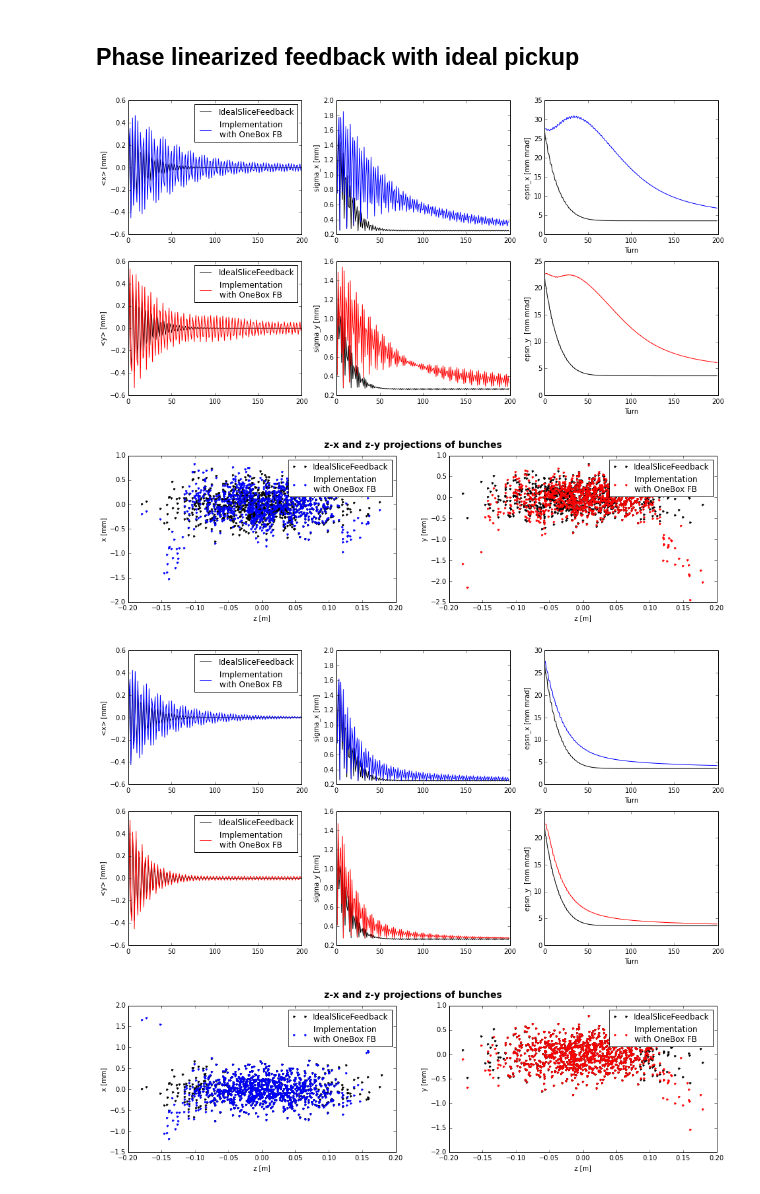
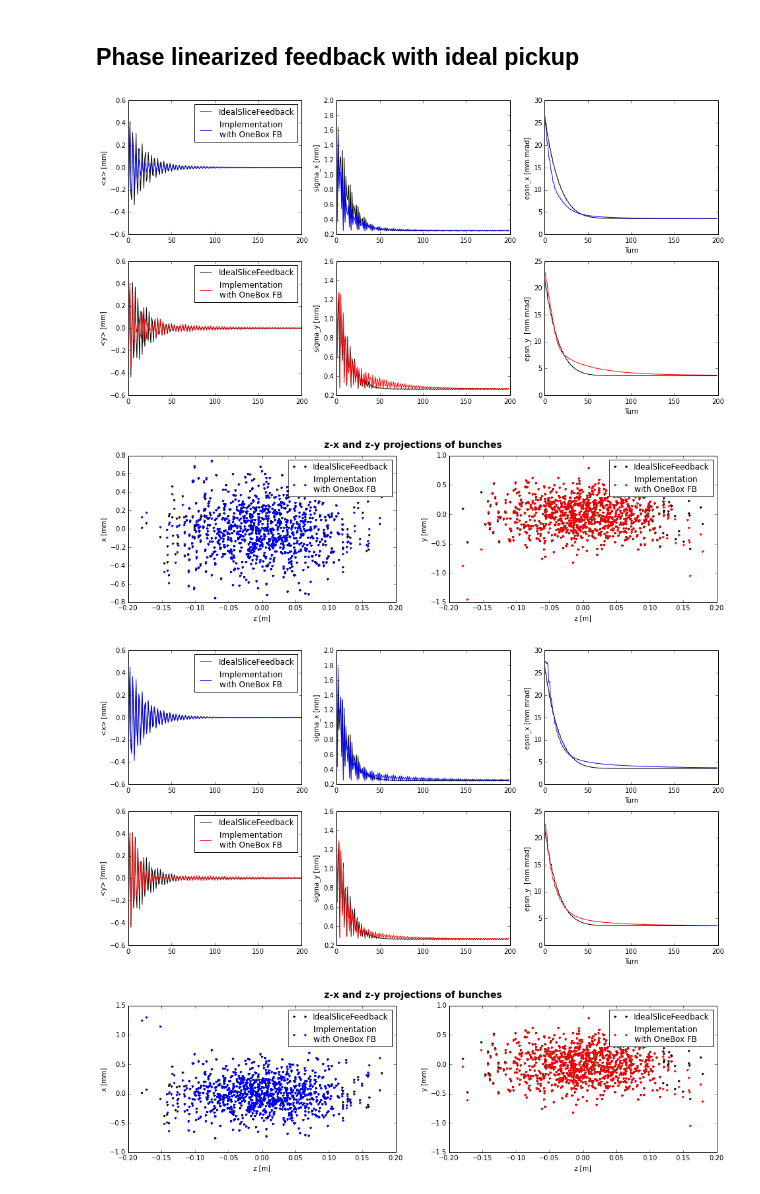
Before and after one commit to jkomppula/PyHEADTAIL_feedback, a Jupyter notebook: interactive-tests/multibox_feedback.ipynb, the cells around one changed output. Saved outputs shown, nothing was run; the diff lists cells and outputs as text; code cells hidden in the pictures.

```diff
--- a/interactive-tests/multibox_feedback.ipynb
+++ b/interactive-tests/multibox_feedback.ipynb
@@ -175,10 +175,11 @@ n_macroparticles = 1000
 
 feedback_gain = 0.1
 
-#Q_x = 64.28
-#Q_y = 59.31
-Q_x = 59.31
-Q_y = 64.28
+Q_x = 64.28
+Q_y = 59.31
+#Q_x = 41.1
+#Q_y = 68.1
+
 Q_s = 0.000000000001
 #Q_s = 0.0020443
 
@@ -337,38 +427,44 @@ kicker_pc_y_2 = copy.deepcopy(kicker_pc_ref)
 mixer_x = Averager(0.0148293483363)
 mixer_y = Averager(0.014820440875)
 
-register_list_x = [pickup_pc_x_1[2],pickup_pc_x_2[2],pickup_pc_x_3[2],pickup_pc_x_4[2]]
-register_list_y = [pickup_pc_y_1[2],pickup_pc_y_2[2],pickup_pc_y_3[2],pickup_pc_y_4[2]]
+#mixer_x = Averager(1)
+#mixer_y = Averager(1)
+
+#register_list_x = [pickup_pc_x_1[2],pickup_pc_x_2[2],pickup_pc_x_3[2],pickup_pc_x_4[2]]
+#register_list_y = [pickup_pc_y_1[2],pickup_pc_y_2[2],pickup_pc_y_3[2],pickup_pc_y_4[2]]
+
+register_list_x = [pickup_pc_x_1[2],pickup_pc_x_2[2]]
+register_list_y = [pickup_pc_y_1[2],pickup_pc_y_2[2]]
 
 kicker_1 = Kicker(
     (1./4.)*2.*pi*Q_x,(1./4.)*2.*pi*Q_y,
     feedback_gain,
     slicer,
     register_list_x,register_list_y,
     kicker_pc_x_1,kicker_pc_y_1,
     mixer_x,mixer_y)
 
 kicker_2 = Kicker(
     (3./4.)*2.*pi*Q_x,(3./4.)*2.*pi*Q_y,
     feedback_gain,
     slicer,
     register_list_x,register_list_y,
     kicker_pc_x_2,kicker_pc_y_2,
     mixer_x,mixer_y)
 
 total_map_FB = [pickup_1] + [trans_map[0]] + [pickup_2] + [kicker_1] + [trans_map[1]] + \
                [pickup_3] + [trans_map[2]] + [pickup_4] + [kicker_2] + [trans_map[3]] + [long_map]
 
 #total_map_FB = [pickup_1] + [trans_map[0]] + [pickup_2] + [trans_map[1]] + \
 #               [pickup_3] + [trans_map[2]] + [pickup_4] + [kicker_2] + [trans_map[3]] + [long_map]
 
 track(n_turns, bunch_FB,total_map_FB,tracker_FB)
 
 compare_traces(tracker_IdealSliceFB,tracker_FB, 'IdealSliceFeedback', 'Implementation \nwith OneBox FB')
 compare_projections( bunch_IdealSliceFB, bunch_FB, 'IdealSliceFeedback', 'Implementation \nwith OneBox FB')
 # %% [output]
-[figure, old version]
+[figure, new version]
-[figure, old version]
+[figure, new version]
 # %%
 bunch_FB = copy.deepcopy(bunch_ref)
 tracker_FB = BunchTracker(bunch_FB)
@@ -384,7 +480,7 @@ omega_y = 2.*pi*Q_y
 #delay in the register [turns]
 n_delay = 1
 #The number of turns averaged
-n_avg = 5
+n_avg = 2
 
 # Parameters of the inverse weighter
 bunch_length = 0.2
@@ -442,8 +538,17 @@ kicker_pc_y_2 = copy.deepcopy(kicker_pc_ref)
 mixer_x = Averager(0.0148293483363)
 mixer_y = Averager(0.014820440875)
 
-register_list_x = [pickup_pc_x_1[2],pickup_pc_x_2[2],pickup_pc_x_3[2],pickup_pc_x_4[2]]
-register_list_y = [pickup_pc_y_1[2],pickup_pc_y_2[2],pickup_pc_y_3[2],pickup_pc_y_4[2]]
+#mixer_x = Averager(1)
+#mixer_y = Averager(1)
+
+#register_list_x = [pickup_pc_x_1[2],pickup_pc_x_2[2],pickup_pc_x_3[2],pickup_pc_x_4[2]]
+#register_list_y = [pickup_pc_y_1[2],pickup_pc_y_2[2],pickup_pc_y_3[2],pickup_pc_y_4[2]]
+
+register_list_x = [pickup_pc_x_3[2],pickup_pc_x_4[2]]
+register_list_y = [pickup_pc_y_3[2],pickup_pc_y_4[2]]
+
+#register_list_x = [pickup_pc_x_1[2],pickup_pc_x_2[2]]
+#register_list_y = [pickup_pc_y_1[2],pickup_pc_y_2[2]]
 
 kicker_1 = Kicker(
     (1./4.)*2.*pi*Q_x,(1./4.)*2.*pi*Q_y,
@@ -461,16 +566,16 @@ kicker_2 = Kicker(
     kicker_pc_x_2,kicker_pc_y_2,
     mixer_x,mixer_y)
 
-#total_map_FB = [pickup_1] + [trans_map[0]] + [pickup_2] + [kicker_1] + [trans_map[1]] + \
+total_map_FB = [pickup_1] + [trans_map[0]] + [pickup_2] + [kicker_1] + [trans_map[1]] + \
+               [pickup_3] + [trans_map[2]] + [pickup_4] + [trans_map[3]] + [long_map]
+
+#total_map_FB = [pickup_1] + [trans_map[0]] + [pickup_2] + [trans_map[1]] + \
 #               [pickup_3] + [trans_map[2]] + [pickup_4] + [kicker_2] + [trans_map[3]] + [long_map]
-
-total_map_FB = [pickup_1] + [trans_map[0]] + [pickup_2] + [trans_map[1]] + \
-               [pickup_3] + [trans_map[2]] + [pickup_4] + [kicker_2] + [trans_map[3]] + [long_map]
 
 track(n_turns, bunch_FB,total_map_FB,tracker_FB)
 
 compare_traces(tracker_IdealSliceFB,tracker_FB, 'IdealSliceFeedback', 'Implementation \nwith OneBox FB')
 compare_projections( bunch_IdealSliceFB, bunch_FB, 'IdealSliceFeedback', 'Implementation \nwith OneBox FB')
 # %% [output]
-[figure, old version]
+[figure, new version]
-[figure, old version]
+[figure, new version]
```
Also changed, not shown: parts of 3 cells of this notebook, 5 other files.
